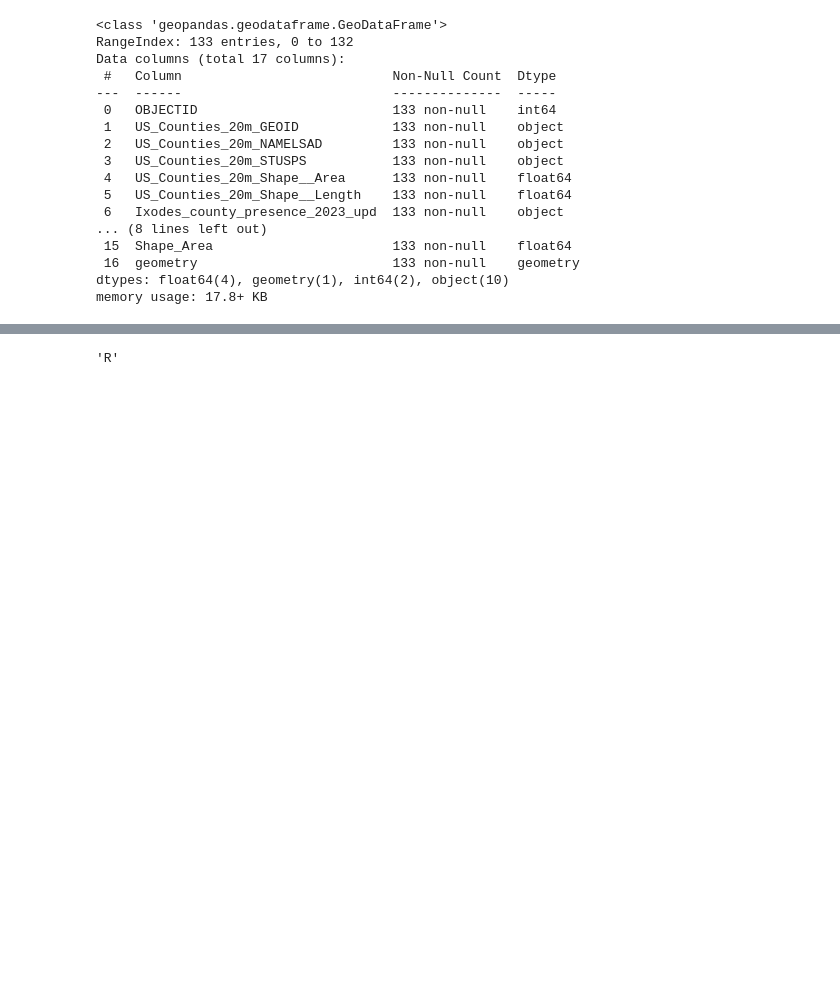
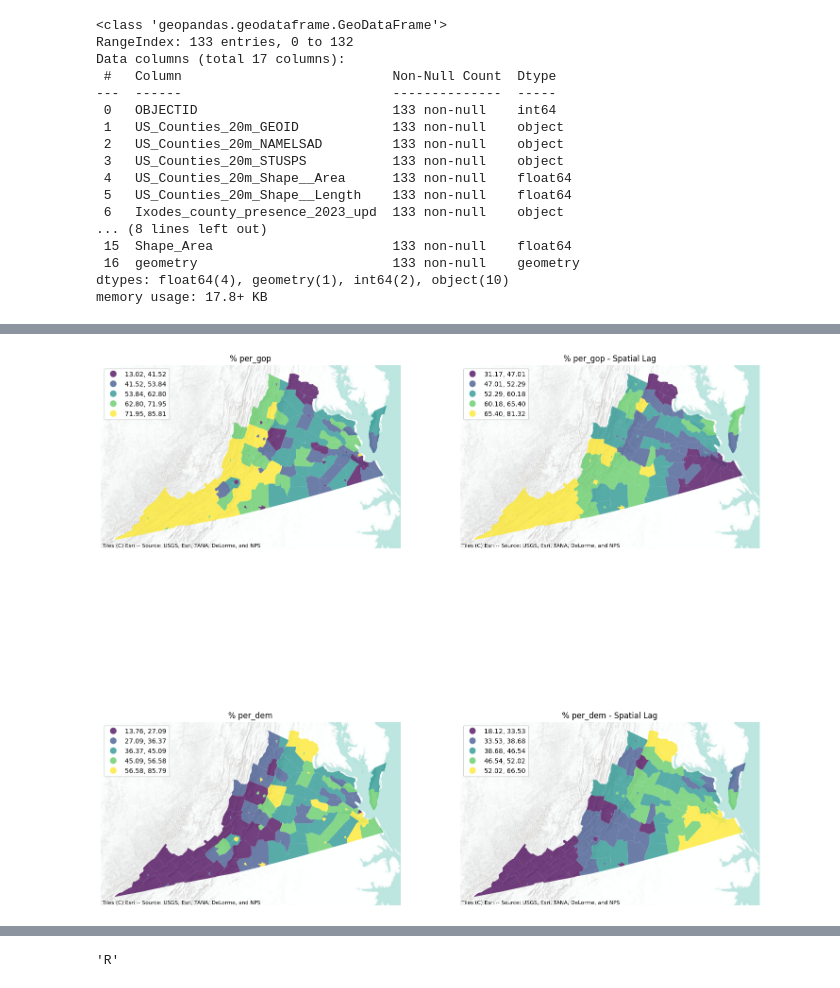
Before and after one commit to leogismap/Global_spatial_autocorrelation_2024_presidential_election_virginia, a Jupyter notebook: Global_Spatial_Autocorrelation.ipynb, the cells around one changed output, grey strips where cells are left out. Drawn from its saved outputs; the diff is of its cells as text; code cells hidden in the pictures; blank space fills up the shorter version.

```diff
--- a/Global_Spatial_Autocorrelation.ipynb
+++ b/Global_Spatial_Autocorrelation.ipynb
@@ -145,0 +177,88 @@ db["per_gop_lag"] = weights.spatial_lag.lag_spatial(
+# %%
+f, axs = plt.subplots(2, 2, figsize=(18, 18))
+ax1, ax2, ax3, ax4 = axs.flatten()
+
+db.plot(
+    column="per_gop",
+    cmap="viridis",
+    scheme="quantiles",
+    k=5,
+    edgecolor="white",
+    linewidth=0.0,
+    alpha=0.75,
+    legend=True,
+    legend_kwds={'loc': 'upper left'},
+    ax=ax1,
+)
+ax1.set_axis_off()
+ax1.set_title("% per_gop")
+contextily.add_basemap(
+    ax1,
+    crs=db.crs,
+    source=contextily.providers.Esri.WorldTerrain,
+)
+
+db.plot(
+    column="per_gop_lag",
+    cmap="viridis",
+    scheme="quantiles",
+    k=5,
+    edgecolor="white",
+    linewidth=0.0,
+    alpha=0.75,
+    legend=True,
+    legend_kwds={'loc': 'upper left'},
+    ax=ax2,
+)
+ax2.set_axis_off()
+ax2.set_title("% per_gop - Spatial Lag")
+contextily.add_basemap(
+    ax2,
+    crs=db.crs,
+    source=contextily.providers.Esri.WorldTerrain,
+)
+
+db.plot(
+    column="per_dem",
+    cmap="viridis",
+    scheme="quantiles",
+    k=5,
+    edgecolor="white",
+    linewidth=0.0,
+    alpha=0.75,
+    legend=True,
+    legend_kwds={'loc': 'upper left'},
+    ax=ax3,
+)
+ax3.set_axis_off()
+ax3.set_title("% per_dem")
+contextily.add_basemap(
+    ax3,
+    crs=db.crs,
+    source=contextily.providers.Esri.WorldTerrain,
+)
+
+db.plot(
+    column="per_dem_lag",
+    cmap="viridis",
+    scheme="quantiles",
+    k=5,
+    edgecolor="white",
+    linewidth=0.0,
+    alpha=0.75,
+    legend=True,
+    legend_kwds={'loc': 'upper left'},
+    ax=ax4,
+)
+ax4.set_axis_off()
+ax4.set_title("% per_dem - Spatial Lag")
+contextily.add_basemap(
+    ax4,
+    crs=db.crs,
+    source=contextily.providers.Esri.WorldTerrain,
+)
+
+
+plt.show()
+# %% [output]
+[figure, added]
```
Also changed, not shown: parts of 22 cells of this notebook.
